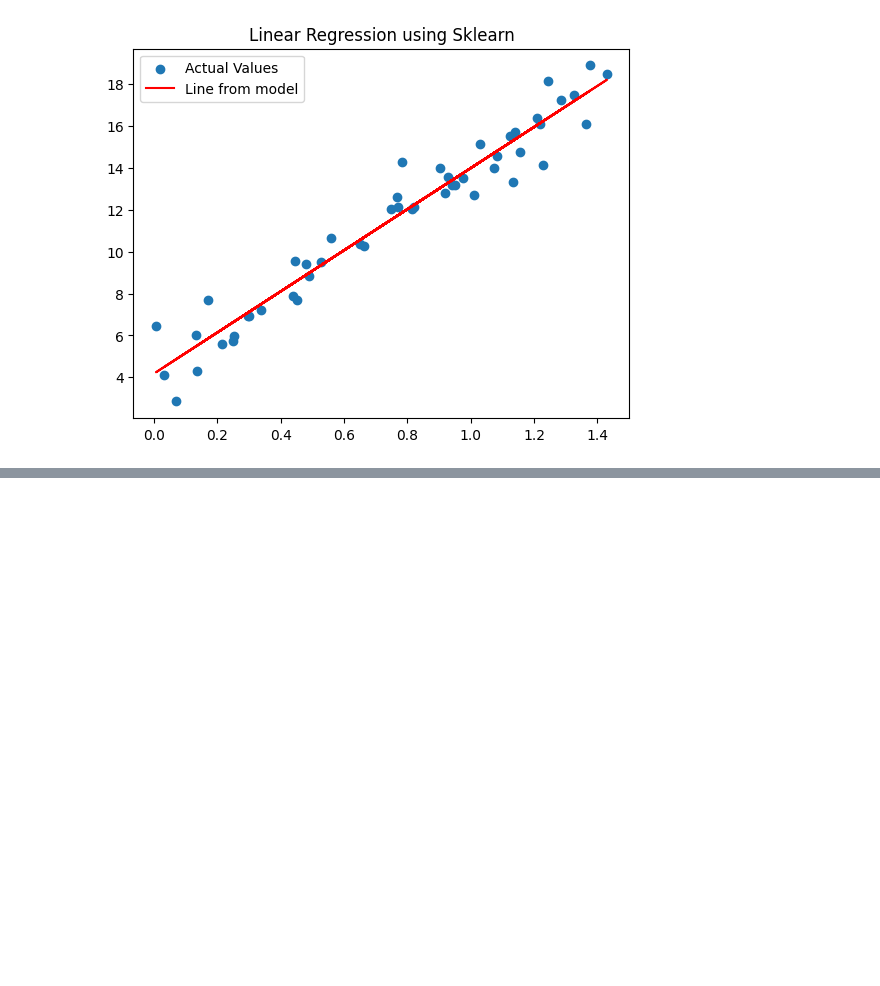
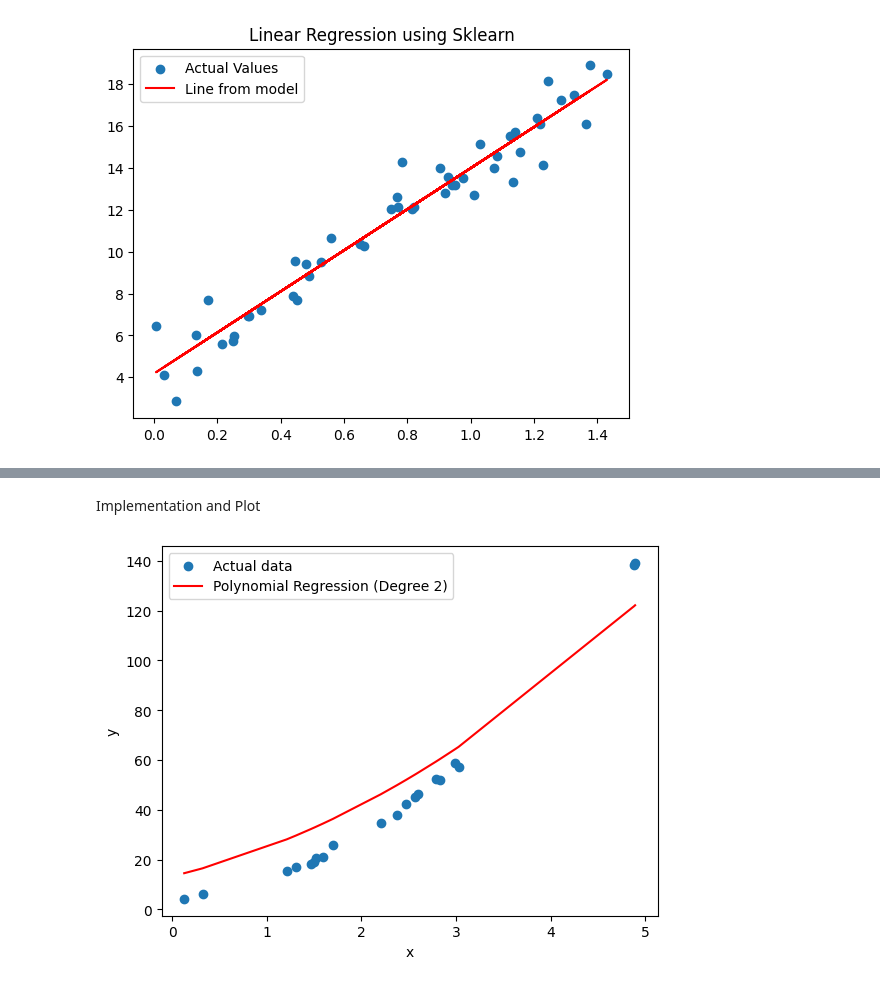
Before and after one commit to sg11421/Machine-Learning-with-Python, a Jupyter notebook: 230531_KaranKeer/Assignment 2/Q_1.ipynb, the cells around one changed output, grey strips where cells are left out. Saved outputs shown, nothing was run; the diff lists cells and outputs as text; code cells hidden in the pictures; blank space fills up the shorter version.

```diff
--- a/230531_KaranKeer/Assignment 2/Q_1.ipynb
+++ b/230531_KaranKeer/Assignment 2/Q_1.ipynb
@@ -96,0 +129,49 @@ plt.legend()
+# %%
+def add_polynomial_features(X, degree):
+    X_poly = np.c_[X]
+    for d in range(2, degree + 1):
+        X_poly = np.c_[X_poly, X**d]
+    return X_poly
+
+degree = 2
+X_poly_train = add_polynomial_features(x_train_normalized, degree)
+X_poly_test = add_polynomial_features(x_test_normalized, degree)
+
+def custom_loss(X, X_pred):
+    return np.mean(np.abs(X - X_pred)**7)
+
+def custom_loss_gradient(X, X_pred):
+    gradient = -7 * np.sign(X - X_pred) * np.abs(X - X_pred)**6
+    return gradient
+# %% [markdown]
+Implementation and Plot
+# %%
+learning_rate = 0.001
+num_epochs = 1000
+m = len(y_train_normalized)
+w = np.random.randn(X_poly_train.shape[1], 1)
+
+for iteration in range(num_epochs):
+    X_pred = X_poly_train.dot(w)
+    gradients = X_poly_train.T.dot(custom_loss_gradient(y_train_normalized, X_pred))
+
+
+    gradients = np.clip(gradients, -1, 1)
+
+    w = w - learning_rate * gradients.reshape(-1, 1)
+
+X_pred_test = X_poly_test.dot(w)
+
+
+X_pred_test_denormalized = X_pred_test * y_std + y_mean
+
+# Plot the results
+plt.scatter(x_test, y_test, label='Actual data')
+sorted_indices = np.argsort(x_test[:, 0])
+plt.plot(x_test[sorted_indices], X_pred_test_denormalized[sorted_indices], color='r', label=f'Polynomial Regression (Degree {degree})')
+plt.xlabel('x')
+plt.ylabel('y')
+plt.legend()
+plt.show()
+# %% [output]
+[figure, added]
```
Also changed, not shown: parts of 8 cells of this notebook.
